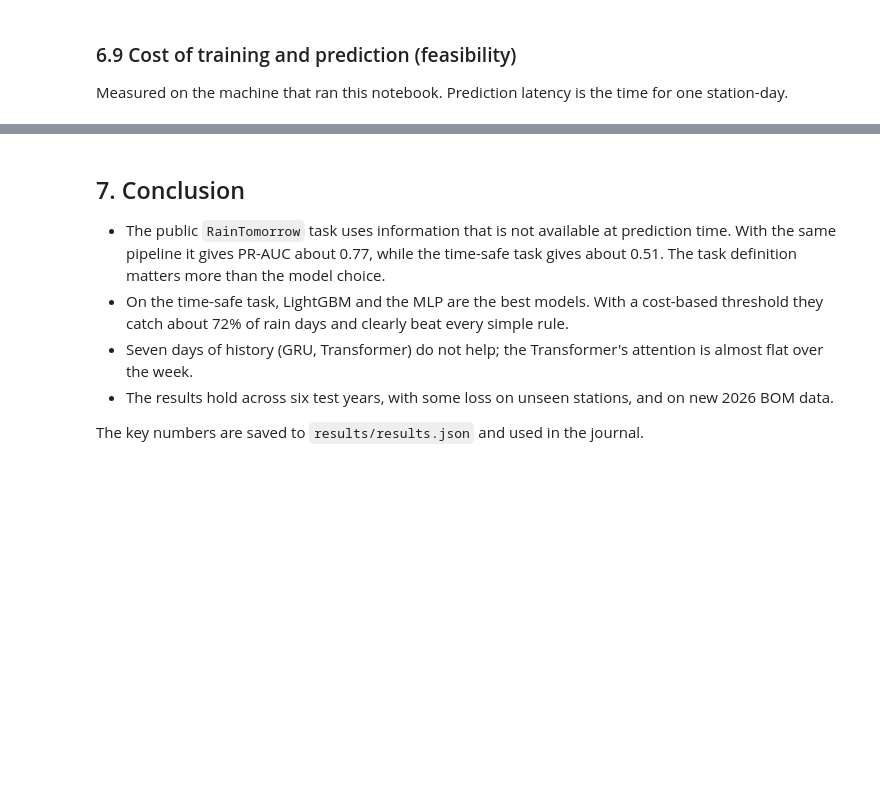
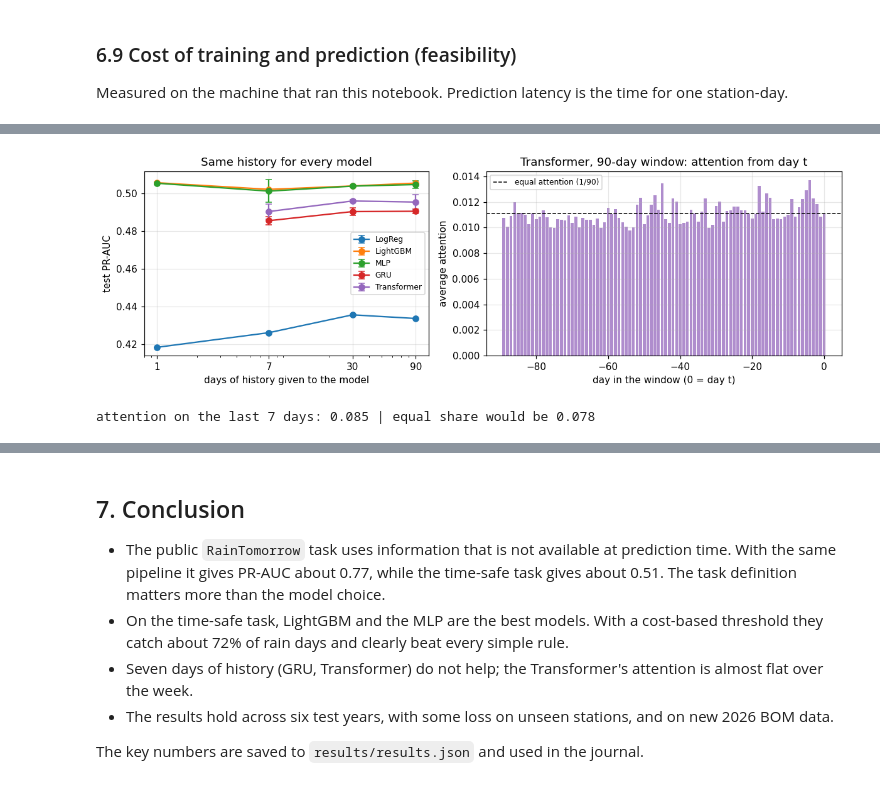
Before and after one commit to nndang27/rain-forecast-au, a Jupyter notebook: rain_forecast_au.ipynb, the cells around one changed output, grey strips where cells are left out. Saved outputs shown, nothing was run; the diff lists cells and outputs as text; code cells hidden in the pictures; blank space fills up the shorter version.

Commit message:
Add fair history test, history checks, loss and threshold comparison, draw.io diagrams; remove .py copy

```diff
--- a/rain_forecast_au.ipynb
+++ b/rain_forecast_au.ipynb
@@ -597,10 +603,13 @@ One function trains every PyTorch model in the same way, so the comparison is fa
 - **Early stopping:** after every epoch the validation log-loss is measured; the best weights are kept, and training stops
   after 4 epochs without improvement.
 # %%
-def train_torch(model, train_tensors, val_tensors, y_tr, y_va, lr=1e-3, batch=1024, max_epochs=40, patience=4, seed=SEED):
+def train_torch(model, train_tensors, val_tensors, y_tr, y_va, lr=1e-3, batch=1024, max_epochs=40, patience=4, seed=SEED,
+                loss_fn=None, val_fn=None):
+    """loss_fn / val_fn are only changed in Section 6.12 (other losses); everywhere else: cross-entropy and validation log-loss."""
     set_seed(seed)
     opt = torch.optim.Adam(model.parameters(), lr=lr)
-    loss_fn = nn.BCEWithLogitsLoss()
+    loss_fn = loss_fn or nn.BCEWithLogitsLoss()
+    val_fn = val_fn or (lambda yv, pv: log_loss(yv, np.clip(pv, 1e-6, 1 - 1e-6)))
     ytr_t = torch.tensor(y_tr, dtype=torch.float32)
     best, best_state, bad, history = np.inf, None, 0, []
     n = len(y_tr)
@@ -614,7 +623,7 @@ def train_torch(model, train_tensors, val_tensors, y_tr, y_va, lr=1e-3, batch=10
             opt.step()               # Adam update
             tot += loss.item() * len(b)
         p_va = predict_torch(model, val_tensors)
-        va_loss = log_loss(y_va, np.clip(p_va, 1e-6, 1 - 1e-6))
+        va_loss = val_fn(y_va, p_va)
         history.append((epoch + 1, tot / n, va_loss))
         if va_loss < best - 1e-4:
             best, bad = va_loss, 0
@@ -1396,0 +1594,19 @@ latency per station-day (ms): {'LogReg': 1.82, 'LightGBM': 0.68, 'MLP': 0.04, 'G
+# %%
+fig, axes = plt.subplots(1, 2, figsize=(11, 3.6), gridspec_kw={"width_ratios": [1, 1.25]})
+for name, g in hist.groupby("model", sort=False):
+    g = g.sort_values("history_days")
+    axes[0].errorbar(g.history_days, g.pr_auc, yerr=g.pr_auc_std, marker="o", capsize=3, label=name)
+axes[0].set_xscale("log"); axes[0].set_xticks([1, 7, 30, 90]); axes[0].set_xticklabels(["1", "7", "30", "90"])
+axes[0].set_xlabel("days of history given to the model"); axes[0].set_ylabel("test PR-AUC"); axes[0].legend(fontsize=8)
+axes[0].set_title("Same history for every model")
+a90 = np.array(seq_cache["attention_90"])
+axes[1].bar(np.arange(-89, 1), a90, color="tab:purple", alpha=0.75)
+axes[1].axhline(1 / 90, color="k", ls="--", lw=1, label="equal attention (1/90)")
+axes[1].set_xlabel("day in the window (0 = day t)"); axes[1].set_ylabel("average attention"); axes[1].legend(fontsize=8)
+axes[1].set_title("Transformer, 90-day window: attention from day t")
+plt.tight_layout(); plt.savefig("figures/fig11_history.png"); plt.show()
+print("attention on the last 7 days:", round(float(a90[-7:].sum()), 3), "| equal share would be", round(7 / 90, 3))
+RESULTS["attention_90_last7"] = float(a90[-7:].sum())
+# %% [output]
+[figure, added]
+attention on the last 7 days: 0.085 | equal share would be 0.078
```
Also changed, not shown: parts of 26 cells of this notebook, 19 other files.
